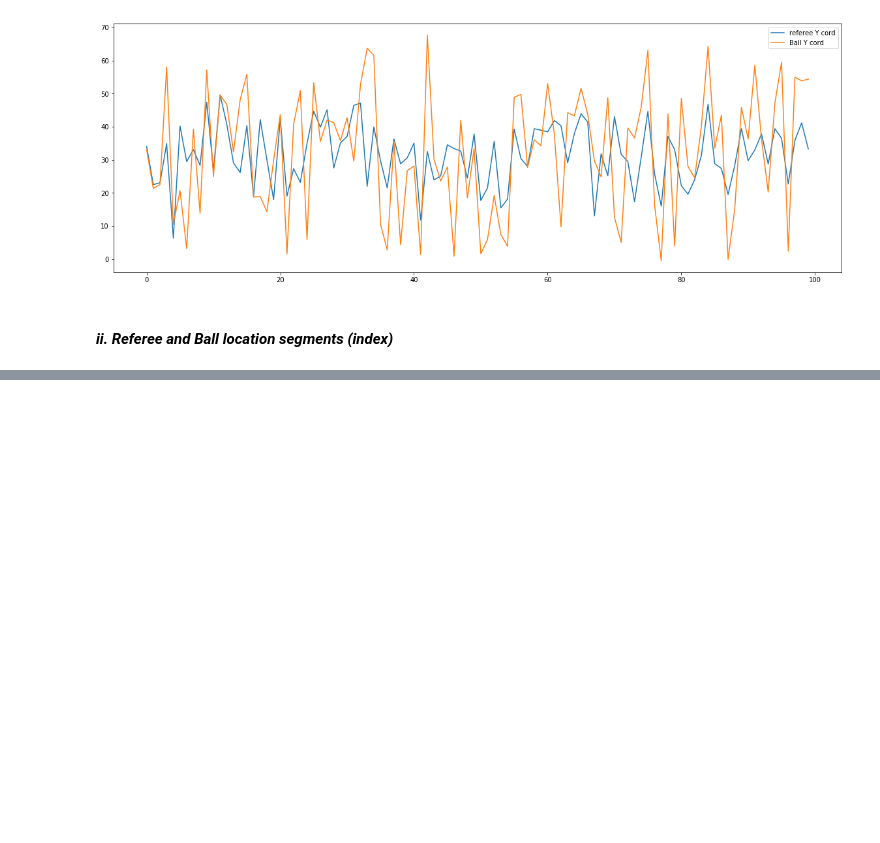
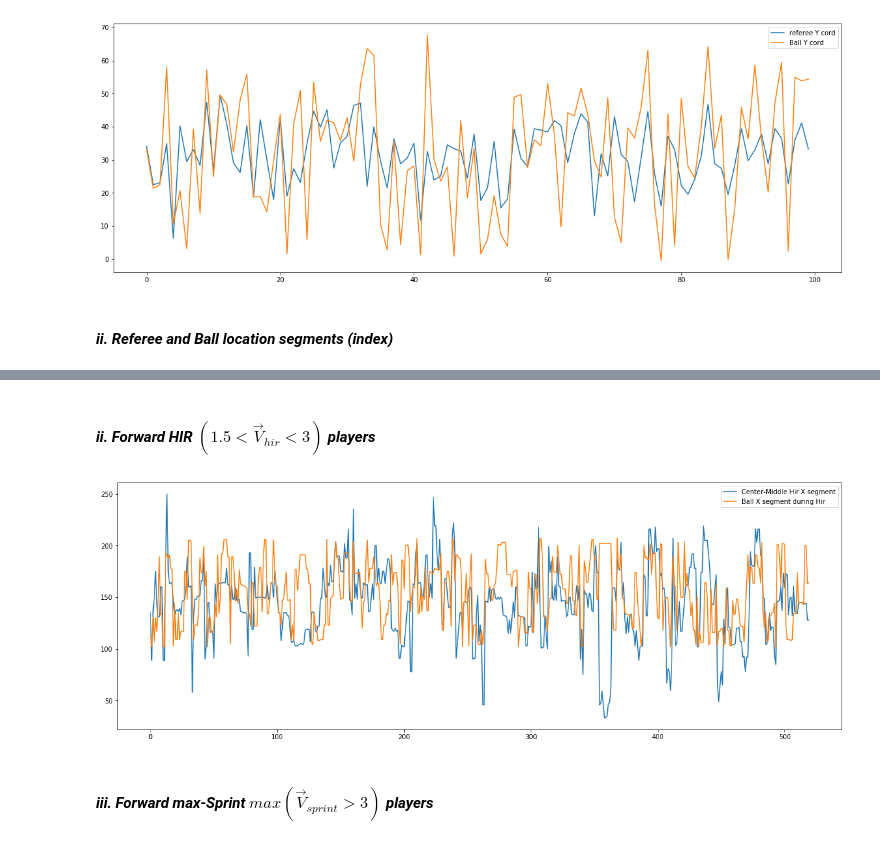
Before and after one commit to anaramirli/predict-soccer-ball-location, a Jupyter notebook: src/feature_analysis.ipynb, the cells around one changed output, grey strips where cells are left out. Drawn from its saved outputs; the diff is of its cells as text; code cells hidden in the pictures; blank space fills up the shorter version.

```diff
--- a/src/feature_analysis.ipynb
+++ b/src/feature_analysis.ipynb
@@ -464,0 +516,10 @@ len(ball_idx)
+# %% [markdown]
+#### *ii. Forward HIR $(1.5<\vec{V}_{hir}<3)$ players*
+# %%
+plt.figure(figsize=(20,7))
+df1[['Center-Middle Hir X segment', 'Ball X segment during Hir']].plot(ax = plt.gca())
+plt.show()
+# %% [output]
+[figure, added]
+# %% [markdown]
+#### *iii. Forward max-Sprint $max(\vec{V}_{sprint}>3)$ players*
```
Also changed, not shown: parts of 11 cells of this notebook.
